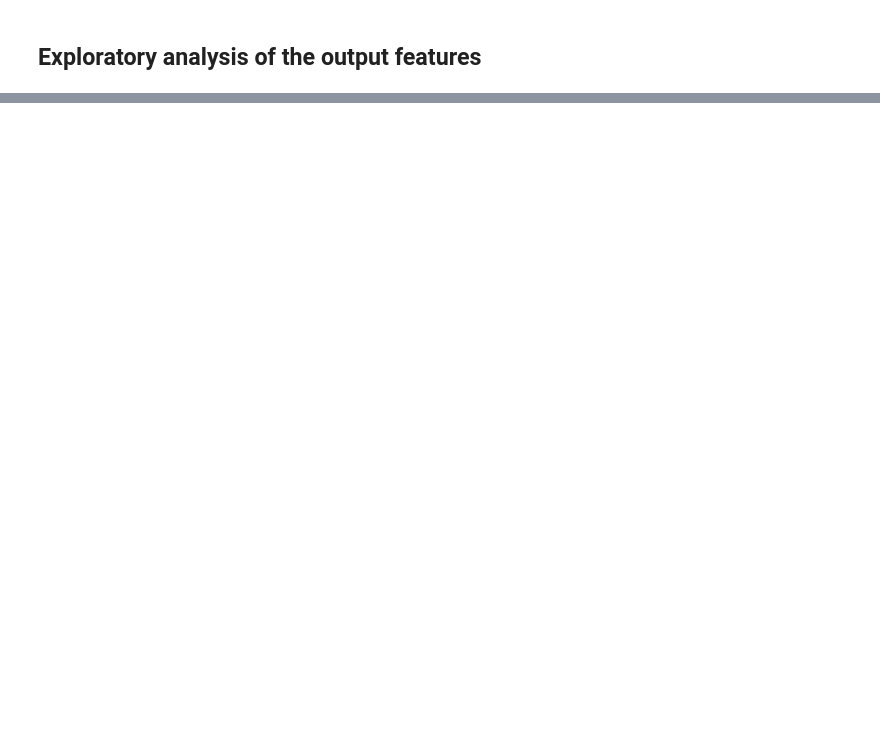
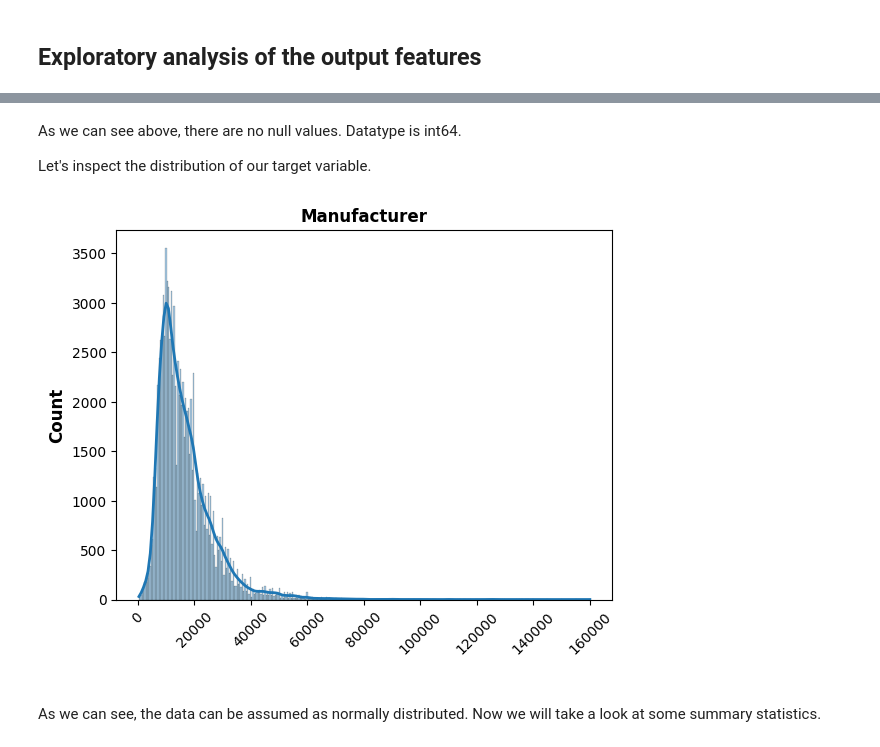
Before and after one commit to MichalRedm/DM-project1, a Jupyter notebook: report.ipynb, the cells around one changed output, grey strips where cells are left out. Saved outputs shown, nothing was run; the diff lists cells and outputs as text; code cells hidden in the pictures; blank space fills up the shorter version.

Commit message:
EDA for target

```diff
--- a/report.ipynb
+++ b/report.ipynb
@@ -176,0 +194,20 @@ Conclusions
+# %% [markdown]
+As we can see above, there are no null values. Datatype is int64.
+
+Let's inspect the distribution of our target variable.
+# %%
+sns.histplot(x=target,
+             stat='count',
+             kde=True,
+             line_kws={'linewidth': 2},
+             alpha=0.4)
+plt.xlabel(" ")
+plt.ylabel("Count", fontsize=12, fontweight='bold', color='black')
+plt.title(col, fontsize=12, fontweight='bold', color='black')
+plt.tick_params(labelsize=10)
+plt.xticks(rotation=45)
+plt.show()
+# %% [output]
+[figure, added]
+# %% [markdown]
+As we can see, the data can be assumed as normally distributed. Now we will take a look at some summary statistics.
```
Also changed, not shown: parts of 12 cells of this notebook.
